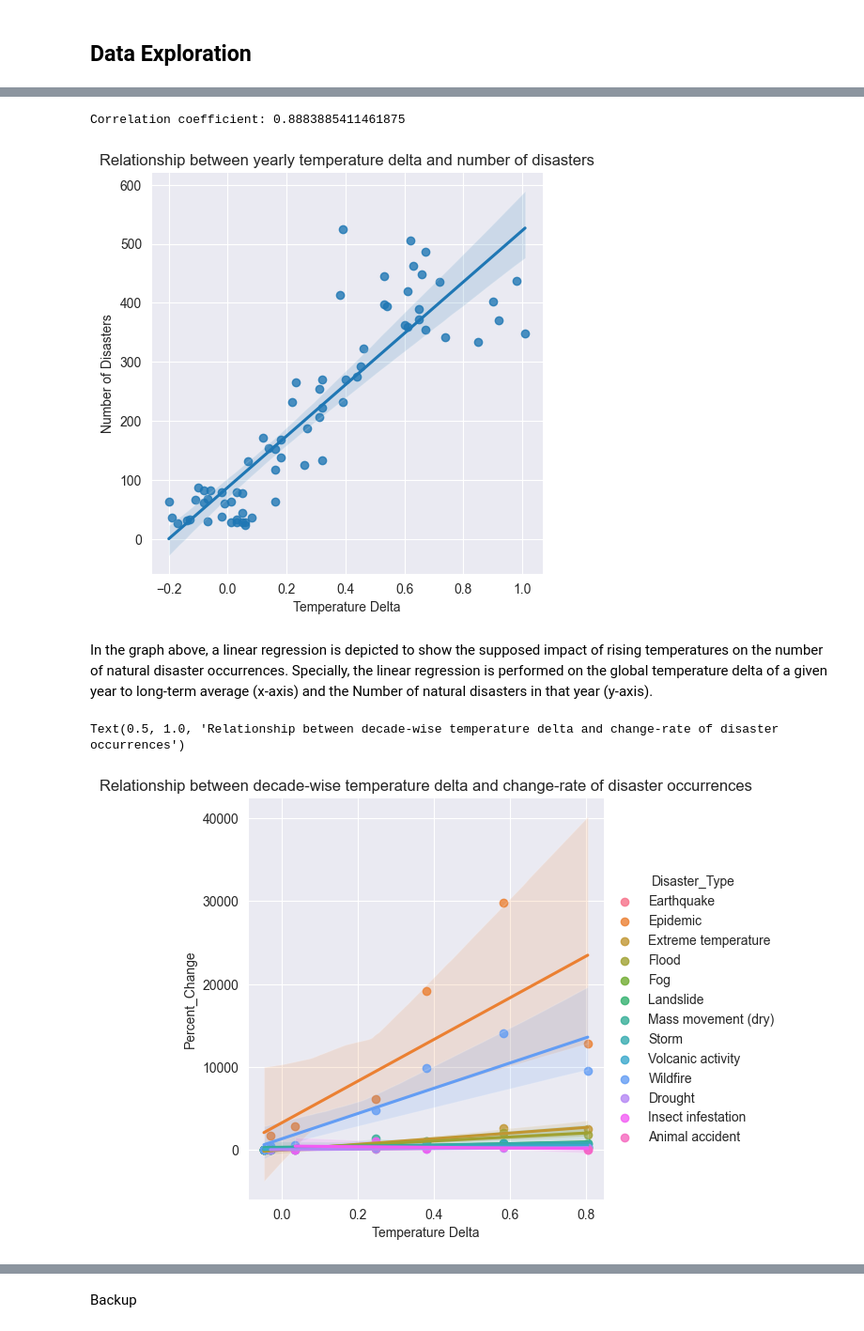
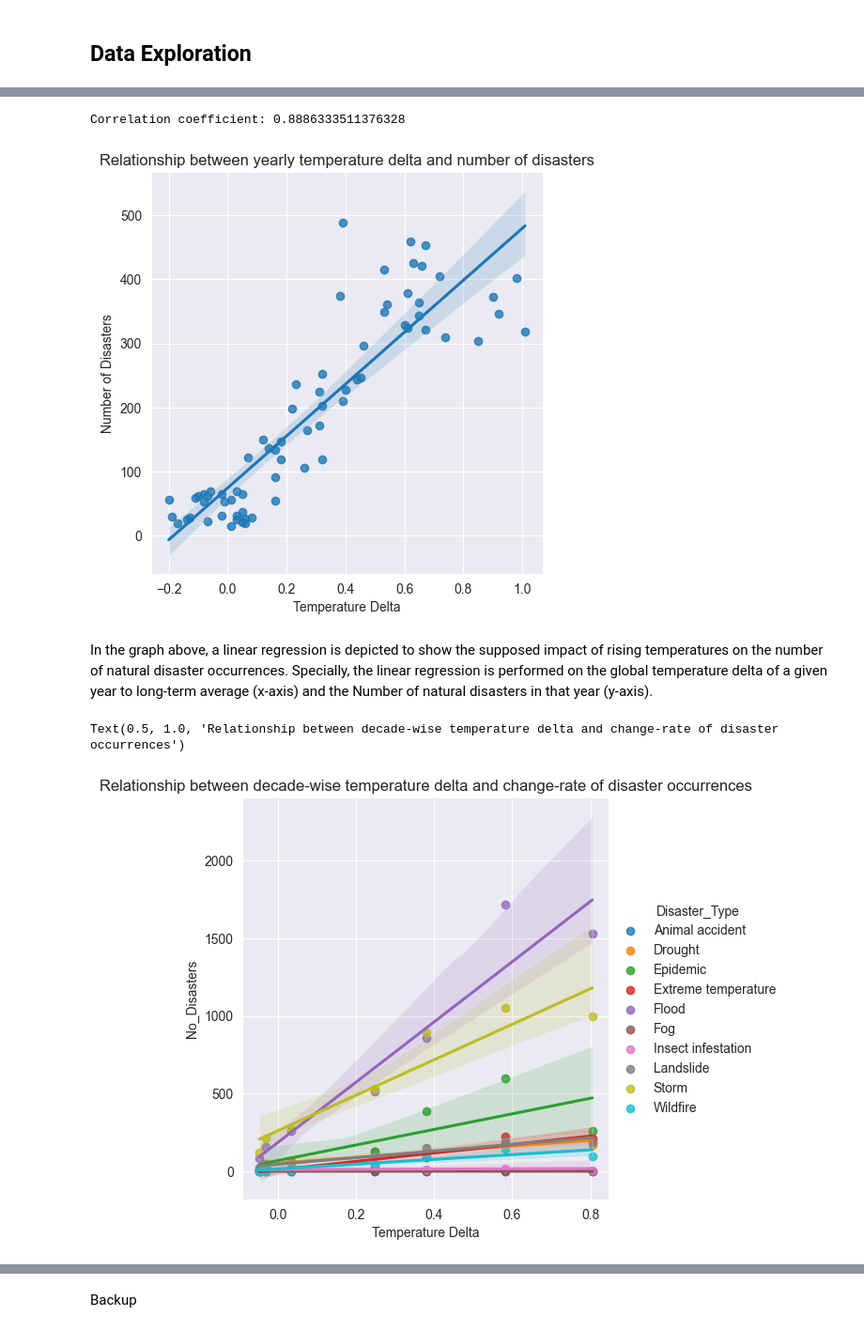
Before and after one commit to r-Files/DOPP, a Jupyter notebook: jupyter_notebooks/lab_question_c.ipynb, the cells around one changed output, grey strips where cells are left out. Shown at 94% size. Cells and saved outputs as stored; diff of their text form; code cells hidden in the pictures.

```diff
--- a/jupyter_notebooks/lab_question_c.ipynb
+++ b/jupyter_notebooks/lab_question_c.ipynb
@@ -62,5 +62,5 @@ Dumping Extra-terrestrial disasters can be assumed to be indifferent to climate
 # %%
-df = df[df["Disaster_Subgroup"] != "Extra-terrestrial"]
+df = df[(df["Disaster_Subgroup"] != "Extra-terrestrial") & (df["Disaster_Subgroup"] != "Geophysical")]
 # %% [markdown]
 ## Get Yearly Deaths
 # %% [markdown]
@@ -172,21 +174,23 @@ plt.ylabel("Number of Disasters")
 plt.title("Relationship between yearly temperature delta and number of disasters")
 print(f"Correlation coefficient: {yearly_temp_disasters['Temperature Delta'].corr(yearly_temp_disasters['No_Disasters'])}")
 # %% [output]
-Correlation coefficient: 0.8883885411461875
+Correlation coefficient: 0.8886333511376328
-[figure, old version]
+[figure, new version]
 # %% [markdown]
 In the graph above, a linear regression is depicted to show the supposed impact of rising temperatures on the number of natural disaster occurrences. Specially, the linear regression is performed on the global temperature delta of a given year to long-term average (x-axis) and the Number of natural disasters in that year (y-axis).
 # %%
-yearly_disaster_temp_by_subgroup = get_yearly_pct_change_to_initial(groupby_base, index_cols=["Disaster_Decade","Disaster_Type"]).to_frame()
-
+yearly_disaster_temp_by_subgroup = get_yearly_disaster_count(groupby_base, index_cols=["Disaster_Decade","Disaster_Type"]).to_frame()
 yearly_disaster_temp_by_subgroup["Temperature Delta"] = 0
-
 yearly_disaster_temp_by_subgroup["Temperature Delta"] = yearly_disaster_temp_by_subgroup["Temperature Delta"].add(yearly_temp_disasters.groupby("Disaster_Decade")["Temperature Delta"].mean().drop(2020))
 yearly_disaster_temp_by_subgroup.reset_index(inplace=True)
-sns.lmplot(data=yearly_disaster_temp_by_subgroup, x="Temperature Delta", y="Percent_Change", hue="Disaster_Type")
+
+sns.lmplot(data=yearly_disaster_temp_by_subgroup,
+           x="Temperature Delta",
+           y="No_Disasters",
+           hue="Disaster_Type")
 plt.title("Relationship between decade-wise temperature delta and change-rate of disaster occurrences")
 # %% [output]
 Text(0.5, 1.0, 'Relationship between decade-wise temperature delta and change-rate of disaster occurrences')
-[figure, old version]
+[figure, new version]
 # %% [markdown]
 Similar to the previous graph, this one tries to show the relationship between increasing temperature and the number of disaster occurrences. For this graphic, though, the regression is performed for each disaster type independently. The **relative** change in occurrences to the first decade (1950) is used in order to identify the strongest trends in connection to the temperature delta.
```
Also changed, not shown: parts of 13 cells of this notebook.
